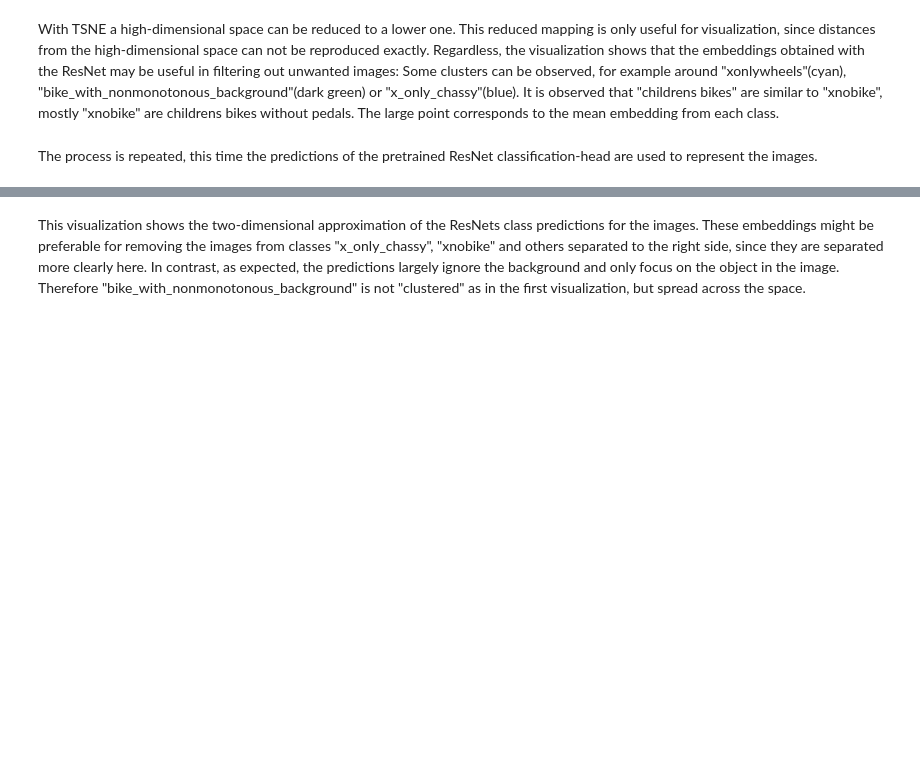
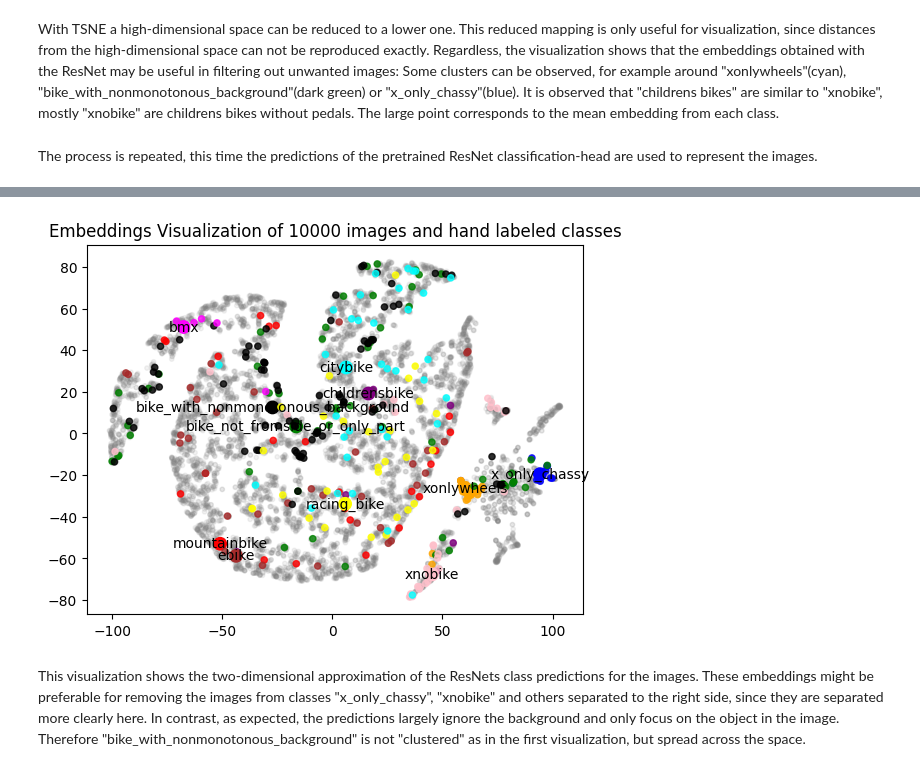
Before and after one commit to AmosDinh/BikePricePredict, a Jupyter notebook: FirstDraft.ipynb, the cells around one changed output, grey strips where cells are left out. Cells and saved outputs as stored; diff of their text form; code cells hidden in the pictures; blank space fills up the shorter version.

```diff
--- a/FirstDraft.ipynb
+++ b/FirstDraft.ipynb
@@ -456,0 +415,4 @@ for i, label in enumerate(labels):
+# %%
+# get some approximate visualization using TSNE, this time with the pretrained classification-head
+clf_head_tsne_predictions, clf_head_tsne_paths = plot_tsne(embeddings, classification_head=model_clf_head)
+# %% [output]
@@ -457,3 +420,4 @@ for i, label in enumerate(labels):
+[figure, added]
 # %% [markdown]
 This visualization shows the two-dimensional approximation of the ResNets class predictions for the images. These embeddings might be preferable for removing the images from classes "x_only_chassy", "xnobike" and others separated to the right side, since they are separated more clearly here. In contrast, as expected, the predictions largely ignore the background and only focus on the object in the image. Therefore "bike_with_nonmonotonous_background" is not "clustered" as in the first visualization, but spread across the space.
 # %% [markdown]
```
Also changed, not shown: parts of 18 cells of this notebook.
